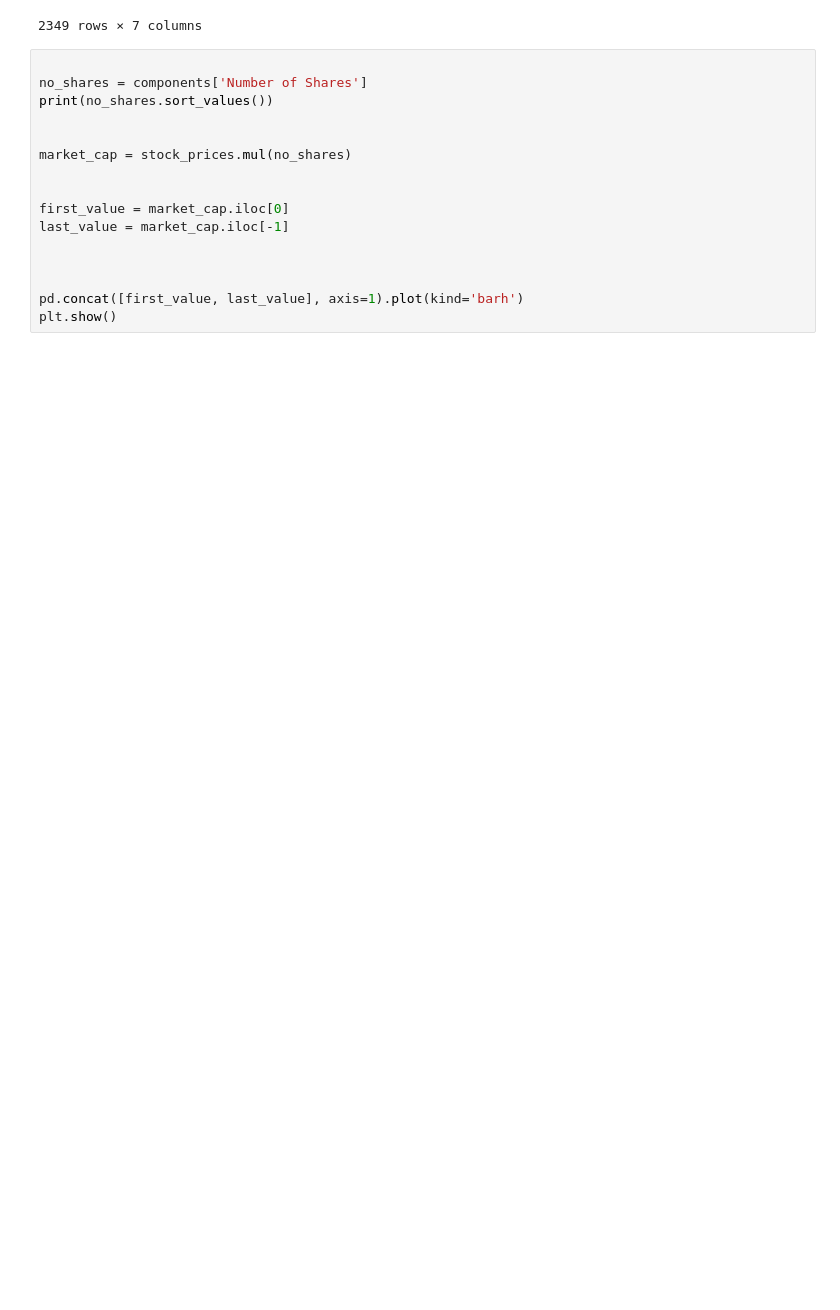
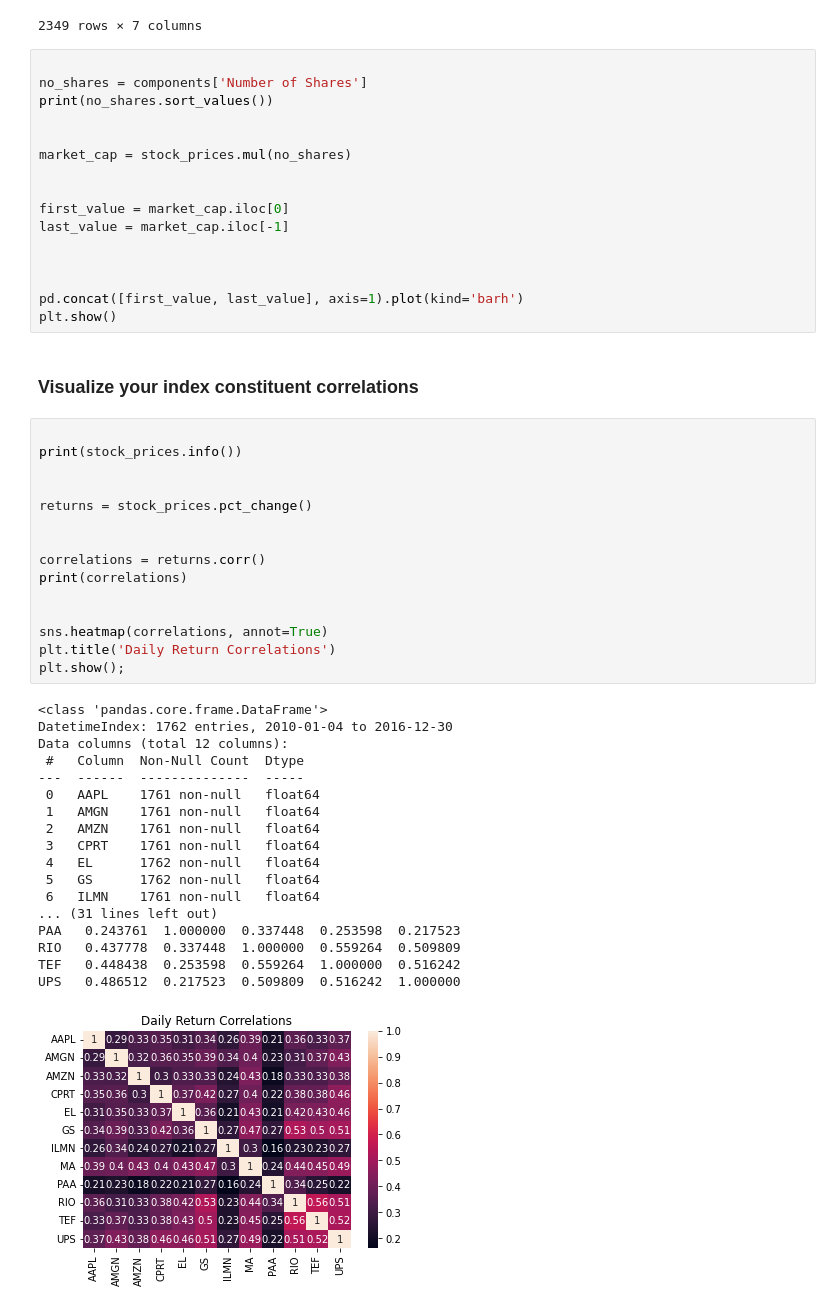
Before and after one commit to ozlerhakan/datacamp, a Jupyter notebook: Manipulating Time Series Data in Python/chapter3.ipynb, the cells around one changed output. Saved outputs shown, nothing was run; the diff lists cells and outputs as text; blank space fills up the shorter version.

```diff
--- a/Manipulating Time Series Data in Python/chapter3.ipynb
+++ b/Manipulating Time Series Data in Python/chapter3.ipynb
@@ -623,3 +623,39 @@ last_value = market_cap.iloc[-1]
 
 pd.concat([first_value, last_value], axis=1).plot(kind='barh')
 plt.show()
+# %% [markdown]
+### Visualize your index constituent correlations
+# %%
+
+print(stock_prices.info())
+
+
+returns = stock_prices.pct_change()
+
+
+correlations = returns.corr()
+print(correlations)
+
+
+sns.heatmap(correlations, annot=True)
+plt.title('Daily Return Correlations')
+plt.show();
+# %% [output]
+<class 'pandas.core.frame.DataFrame'>
+DatetimeIndex: 1762 entries, 2010-01-04 to 2016-12-30
+Data columns (total 12 columns):
+ #   Column  Non-Null Count  Dtype
+---  ------  --------------  -----
+ 0   AAPL    1761 non-null   float64
+ 1   AMGN    1761 non-null   float64
+ 2   AMZN    1761 non-null   float64
+ 3   CPRT    1761 non-null   float64
+ 4   EL      1762 non-null   float64
+ 5   GS      1762 non-null   float64
+ 6   ILMN    1761 non-null   float64
+... (31 lines left out)
+PAA   0.243761  1.000000  0.337448  0.253598  0.217523
+RIO   0.437778  0.337448  1.000000  0.559264  0.509809
+TEF   0.448438  0.253598  0.559264  1.000000  0.516242
+UPS   0.486512  0.217523  0.509809  0.516242  1.000000
+[figure, added]
```
